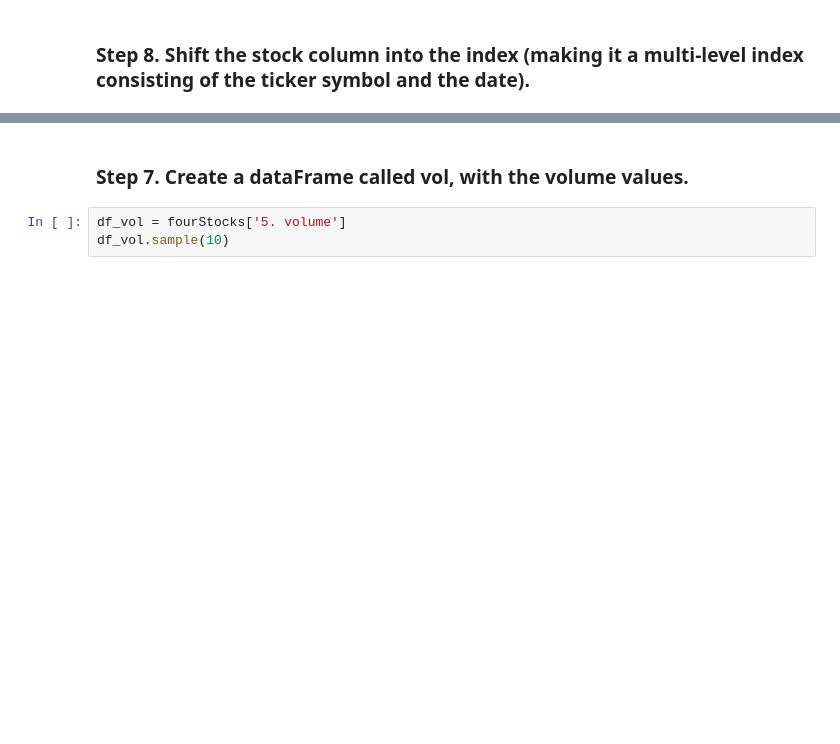
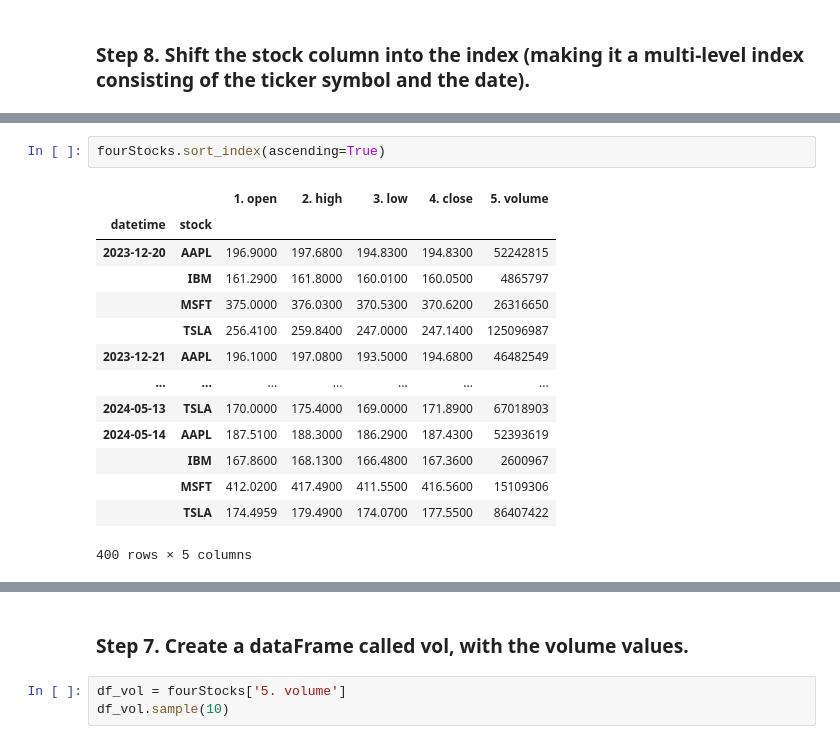
Before and after one commit to sunthul/pandas_exercises, a Jupyter notebook: 09_Time_Series/Getting_Financial_Data/Exercises.ipynb, the cells around one changed output, grey strips where cells are left out. Drawn from its saved outputs; the diff is of its cells as text; blank space fills up the shorter version.

```diff
--- a/09_Time_Series/Getting_Financial_Data/Exercises.ipynb
+++ b/09_Time_Series/Getting_Financial_Data/Exercises.ipynb
@@ -171,6 +171,23 @@ Data columns (total 6 columns):
  5   stock      400 non-null    object
 dtypes: object(6)
 memory usage: 21.9+ KB
+# %%
+fourStocks.sort_index(ascending=True)
+# %% [output]
+|  |  | 1. open | 2. high | 3. low | 4. close | 5. volume |
+| datetime | stock |  |  |  |  |  |
+| 2023-12-20 | AAPL | 196.9000 | 197.6800 | 194.8300 | 194.8300 | 52242815 |
+|  | IBM | 161.2900 | 161.8000 | 160.0100 | 160.0500 | 4865797 |
+|  | MSFT | 375.0000 | 376.0300 | 370.5300 | 370.6200 | 26316650 |
+|  | TSLA | 256.4100 | 259.8400 | 247.0000 | 247.1400 | 125096987 |
+| 2023-12-21 | AAPL | 196.1000 | 197.0800 | 193.5000 | 194.6800 | 46482549 |
+| ... | ... | ... | ... | ... | ... | ... |
+| 2024-05-13 | TSLA | 170.0000 | 175.4000 | 169.0000 | 171.8900 | 67018903 |
+| 2024-05-14 | AAPL | 187.5100 | 188.3000 | 186.2900 | 187.4300 | 52393619 |
+|  | IBM | 167.8600 | 168.1300 | 166.4800 | 167.3600 | 2600967 |
+|  | MSFT | 412.0200 | 417.4900 | 411.5500 | 416.5600 | 15109306 |
+|  | TSLA | 174.4959 | 179.4900 | 174.0700 | 177.5500 | 86407422 |
+400 rows × 5 columns
 # %%
 fourStocks.set_index('stock', append=True, inplace=True)
 fourStocks.head()
```
Also changed, not shown: parts of 15 cells of this notebook.
